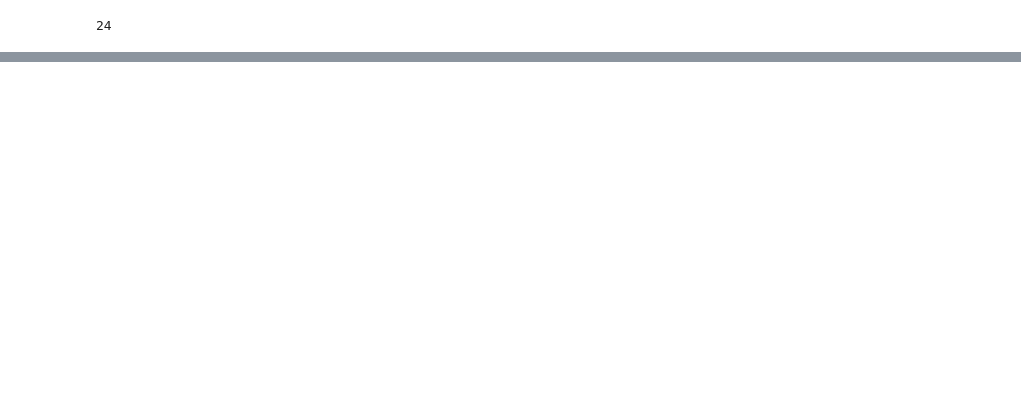
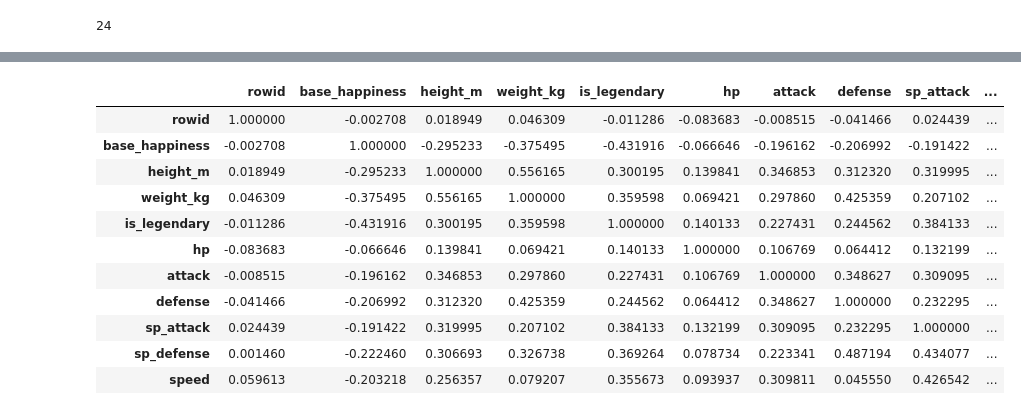
Before and after one commit to bpl32602/PokemonProject, a Jupyter notebook: Read_Database.ipynb, the cells around one changed output, grey strips where cells are left out. Saved outputs shown, nothing was run; the diff lists cells and outputs as text; code cells hidden in the pictures; blank space fills up the shorter version.

```diff
--- a/Read_Database.ipynb
+++ b/Read_Database.ipynb
@@ -316,0 +286,20 @@ unknown
+# %%
+train.base_happiness=pd.to_numeric(train.base_happiness)
+train.height_m=pd.to_numeric(train.height_m)
+train.weight_kg=pd.to_numeric(train.weight_kg)
+train.is_legendary=pd.to_numeric(train.is_legendary)
+train.hp=pd.to_numeric(train.hp)
+train.attack=pd.to_numeric(train.attack)
+train.defense=pd.to_numeric(train.defense)
+train.sp_attack=pd.to_numeric(train.sp_attack)
+train.sp_defense=pd.to_numeric(train.sp_defense)
+train.speed=pd.to_numeric(train.speed)
+test.base_happiness=pd.to_numeric(test.base_happiness)
+test.height_m=pd.to_numeric(test.height_m)
+test.weight_kg=pd.to_numeric(test.weight_kg)
+test.hp=pd.to_numeric(test.hp)
+test.attack=pd.to_numeric(test.attack)
+test.defense=pd.to_numeric(test.defense)
+test.sp_attack=pd.to_numeric(test.sp_attack)
+test.sp_defense=pd.to_numeric(test.sp_defense)
+test.speed=pd.to_numeric(test.speed)
@@ -316,0 +336,6 @@ unknown
+# %%
+train2=train.drop(columns='is_legendary')
+test2=test
+combo=pd.concat([train2,test2])
+print(combo.mean())
+print(combo.median())
@@ -316,0 +360,4 @@ unknown
+# %%
+train=train.fillna(combo.mean())
+test=test.fillna(combo.mean())
+train.head()
@@ -316,0 +371,18 @@ unknown
+# %%
+import matplotlib.pyplot as plt
+%matplotlib inline
+corrmat=train.corr()
+corrmat
+# %% [output]
+|  | rowid | base_happiness | height_m | weight_kg | is_legendary | hp | attack | defense | sp_attack | ... |
+| rowid | 1.000000 | -0.002708 | 0.018949 | 0.046309 | -0.011286 | -0.083683 | -0.008515 | -0.041466 | 0.024439 | ... |
+| base_happiness | -0.002708 | 1.000000 | -0.295233 | -0.375495 | -0.431916 | -0.066646 | -0.196162 | -0.206992 | -0.191422 | ... |
+| height_m | 0.018949 | -0.295233 | 1.000000 | 0.556165 | 0.300195 | 0.139841 | 0.346853 | 0.312320 | 0.319995 | ... |
+| weight_kg | 0.046309 | -0.375495 | 0.556165 | 1.000000 | 0.359598 | 0.069421 | 0.297860 | 0.425359 | 0.207102 | ... |
+| is_legendary | -0.011286 | -0.431916 | 0.300195 | 0.359598 | 1.000000 | 0.140133 | 0.227431 | 0.244562 | 0.384133 | ... |
+| hp | -0.083683 | -0.066646 | 0.139841 | 0.069421 | 0.140133 | 1.000000 | 0.106769 | 0.064412 | 0.132199 | ... |
+| attack | -0.008515 | -0.196162 | 0.346853 | 0.297860 | 0.227431 | 0.106769 | 1.000000 | 0.348627 | 0.309095 | ... |
+| defense | -0.041466 | -0.206992 | 0.312320 | 0.425359 | 0.244562 | 0.064412 | 0.348627 | 1.000000 | 0.232295 | ... |
+| sp_attack | 0.024439 | -0.191422 | 0.319995 | 0.207102 | 0.384133 | 0.132199 | 0.309095 | 0.232295 | 1.000000 | ... |
+| sp_defense | 0.001460 | -0.222460 | 0.306693 | 0.326738 | 0.369264 | 0.078734 | 0.223341 | 0.487194 | 0.434077 | ... |
+| speed | 0.059613 | -0.203218 | 0.256357 | 0.079207 | 0.355673 | 0.093937 | 0.309811 | 0.045550 | 0.426542 | ... |
```
Also changed, not shown: parts of 12 cells of this notebook.
